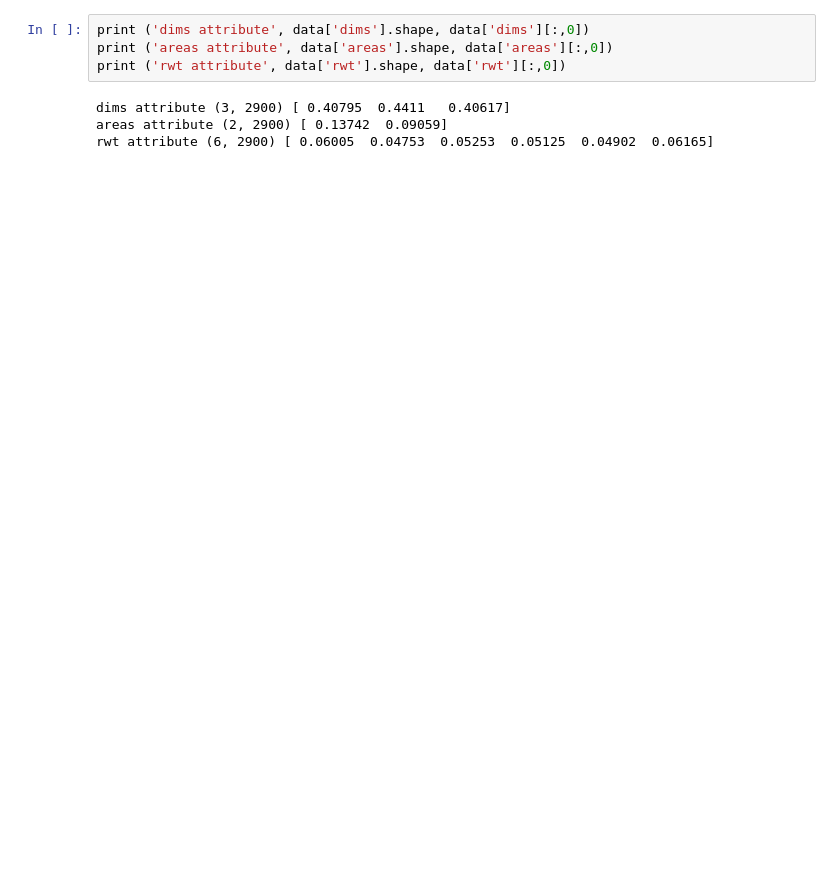
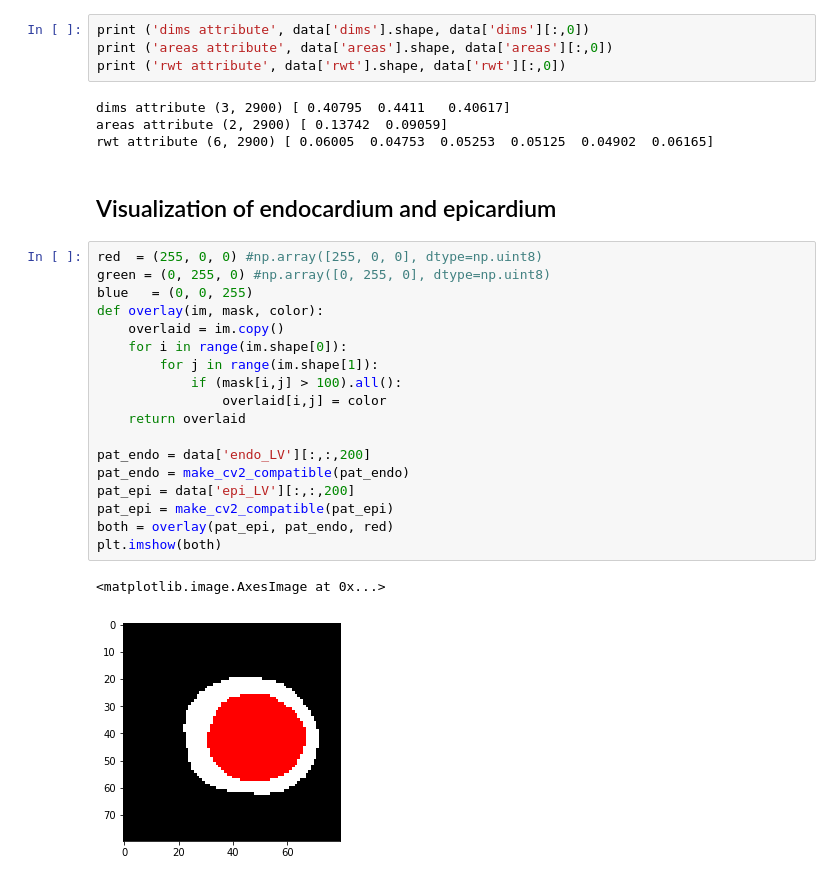
Before and after one commit to harrislin2018/LVQuan18, a Jupyter notebook: Main.ipynb, the cells around one changed output. Saved outputs shown, nothing was run; the diff lists cells and outputs as text; blank space fills up the shorter version.

```diff
--- a/Main.ipynb
+++ b/Main.ipynb
@@ -100,3 +151,26 @@ print ('rwt attribute', data['rwt'].shape, data['rwt'][:,0])
 dims attribute (3, 2900) [ 0.40795  0.4411   0.40617]
 areas attribute (2, 2900) [ 0.13742  0.09059]
 rwt attribute (6, 2900) [ 0.06005  0.04753  0.05253  0.05125  0.04902  0.06165]
+# %% [markdown]
+## Visualization of endocardium and epicardium
+# %%
+red  = (255, 0, 0) #np.array([255, 0, 0], dtype=np.uint8)
+green = (0, 255, 0) #np.array([0, 255, 0], dtype=np.uint8)
+blue   = (0, 0, 255)
+def overlay(im, mask, color):
+    overlaid = im.copy()
+    for i in range(im.shape[0]):
+        for j in range(im.shape[1]):
+            if (mask[i,j] > 100).all():
+                overlaid[i,j] = color
+    return overlaid
+
+pat_endo = data['endo_LV'][:,:,200]
+pat_endo = make_cv2_compatible(pat_endo)
+pat_epi = data['epi_LV'][:,:,200]
+pat_epi = make_cv2_compatible(pat_epi)
+both = overlay(pat_epi, pat_endo, red)
+plt.imshow(both)
+# %% [output]
+<matplotlib.image.AxesImage at 0x...>
+[figure, added]
```
Also changed, not shown: parts of 9 cells of this notebook.
